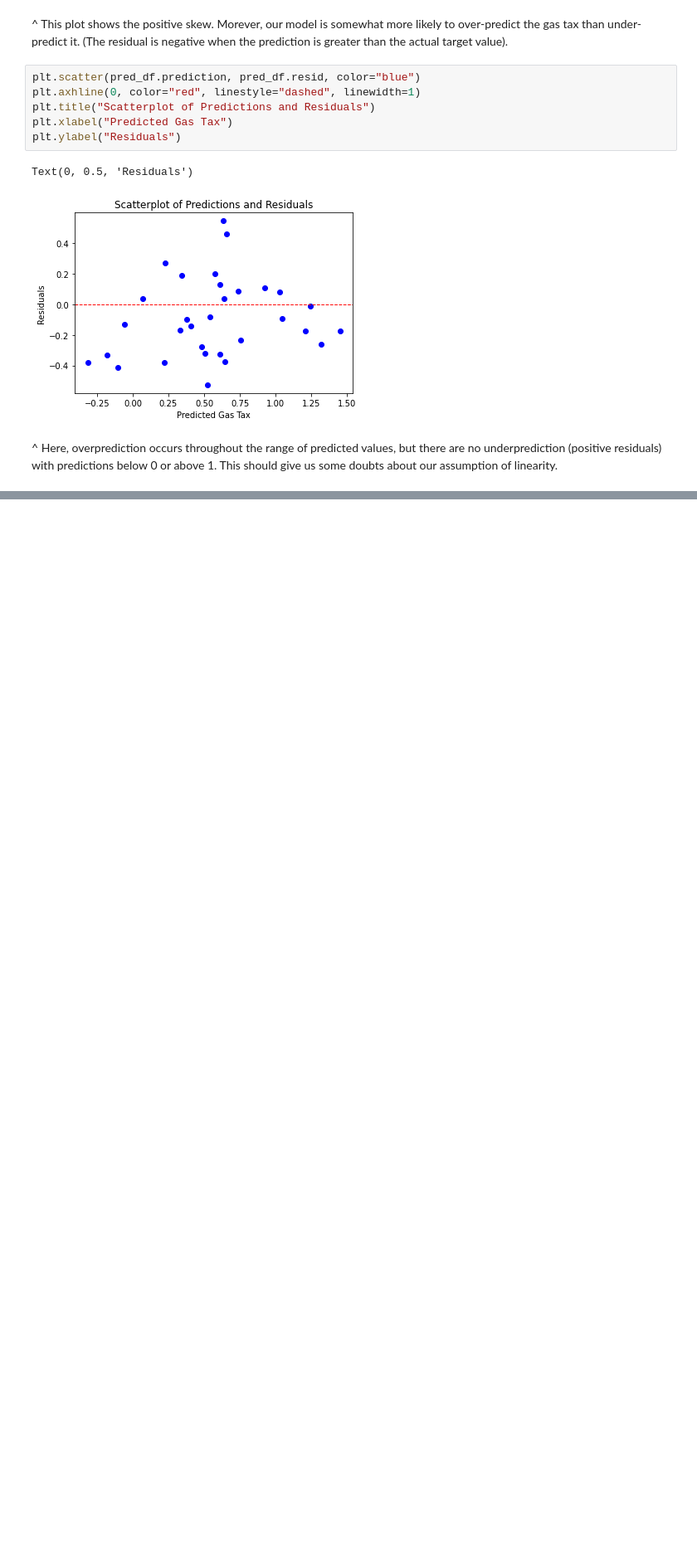
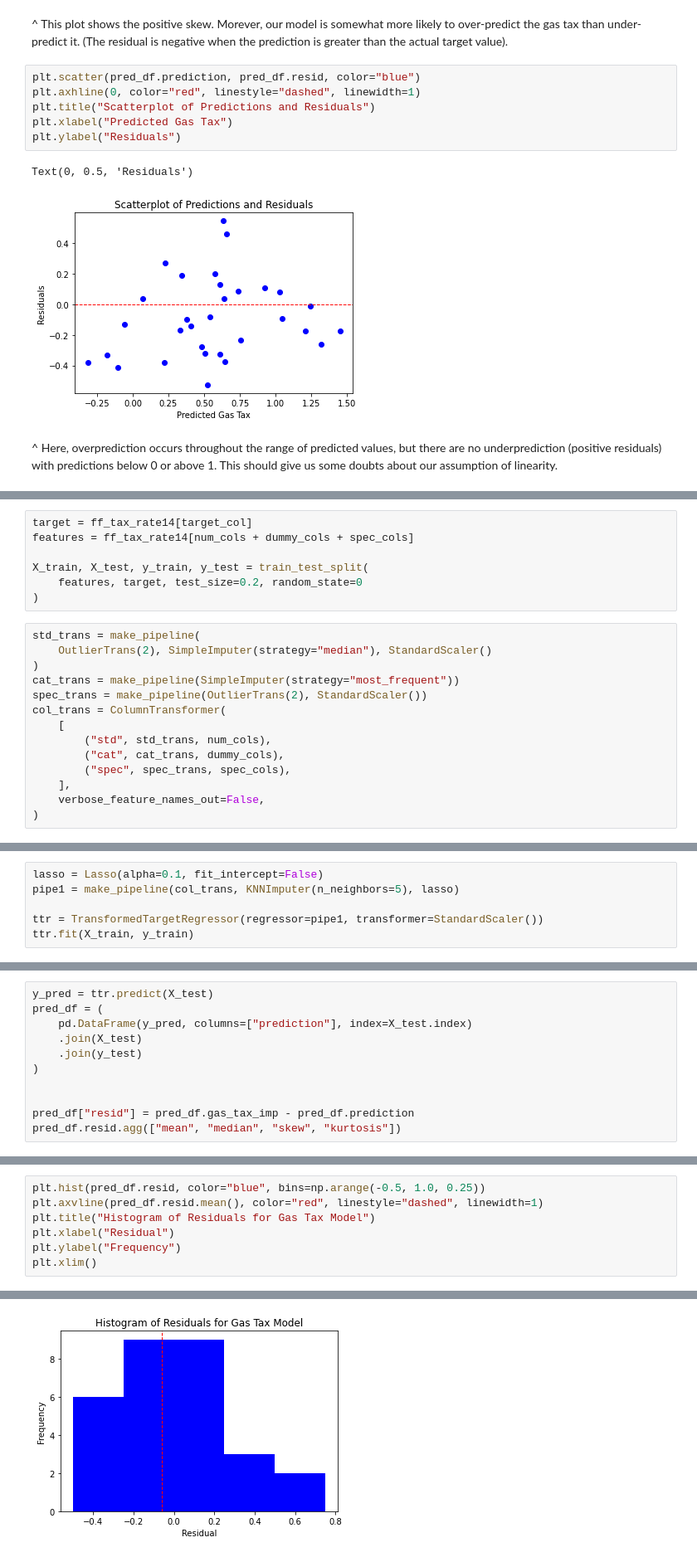
Before and after one commit to alextanhongpin/data-cleaning-and-exploration-with-machine-learning, a Jupyter notebook: 07-linear_regression_models.ipynb, the cells around one changed output, grey strips where cells are left out. Shown: that part at 83% size. Saved outputs shown, nothing was run; the diff lists cells and outputs as text; blank space fills up the shorter version.

```diff
--- a/07-linear_regression_models.ipynb
+++ b/07-linear_regression_models.ipynb
@@ -249,0 +329,21 @@ Text(0, 0.5, 'Residuals')
+# %%
+target = ff_tax_rate14[target_col]
+features = ff_tax_rate14[num_cols + dummy_cols + spec_cols]
+
+X_train, X_test, y_train, y_test = train_test_split(
+    features, target, test_size=0.2, random_state=0
+)
+# %%
+std_trans = make_pipeline(
+    OutlierTrans(2), SimpleImputer(strategy="median"), StandardScaler()
+)
+cat_trans = make_pipeline(SimpleImputer(strategy="most_frequent"))
+spec_trans = make_pipeline(OutlierTrans(2), StandardScaler())
+col_trans = ColumnTransformer(
+    [
+        ("std", std_trans, num_cols),
+        ("cat", cat_trans, dummy_cols),
+        ("spec", spec_trans, spec_cols),
+    ],
+    verbose_feature_names_out=False,
+)
@@ -249,0 +357,6 @@ Text(0, 0.5, 'Residuals')
+# %%
+lasso = Lasso(alpha=0.1, fit_intercept=False)
+pipe1 = make_pipeline(col_trans, KNNImputer(n_neighbors=5), lasso)
+
+ttr = TransformedTargetRegressor(regressor=pipe1, transformer=StandardScaler())
+ttr.fit(X_train, y_train)
@@ -249,0 +400,11 @@ Text(0, 0.5, 'Residuals')
+# %%
+y_pred = ttr.predict(X_test)
+pred_df = (
+    pd.DataFrame(y_pred, columns=["prediction"], index=X_test.index)
+    .join(X_test)
+    .join(y_test)
+)
+
+
+pred_df["resid"] = pred_df.gas_tax_imp - pred_df.prediction
+pred_df.resid.agg(["mean", "median", "skew", "kurtosis"])
@@ -249,0 +431,8 @@ Text(0, 0.5, 'Residuals')
+# %%
+plt.hist(pred_df.resid, color="blue", bins=np.arange(-0.5, 1.0, 0.25))
+plt.axvline(pred_df.resid.mean(), color="red", linestyle="dashed", linewidth=1)
+plt.title("Histogram of Residuals for Gas Tax Model")
+plt.xlabel("Residual")
+plt.ylabel("Frequency")
+plt.xlim()
+# %% [output]
@@ -249,0 +440 @@ Text(0, 0.5, 'Residuals')
+[figure, added]
```
Also changed, not shown: parts of 79 cells of this notebook, 1 other file.
